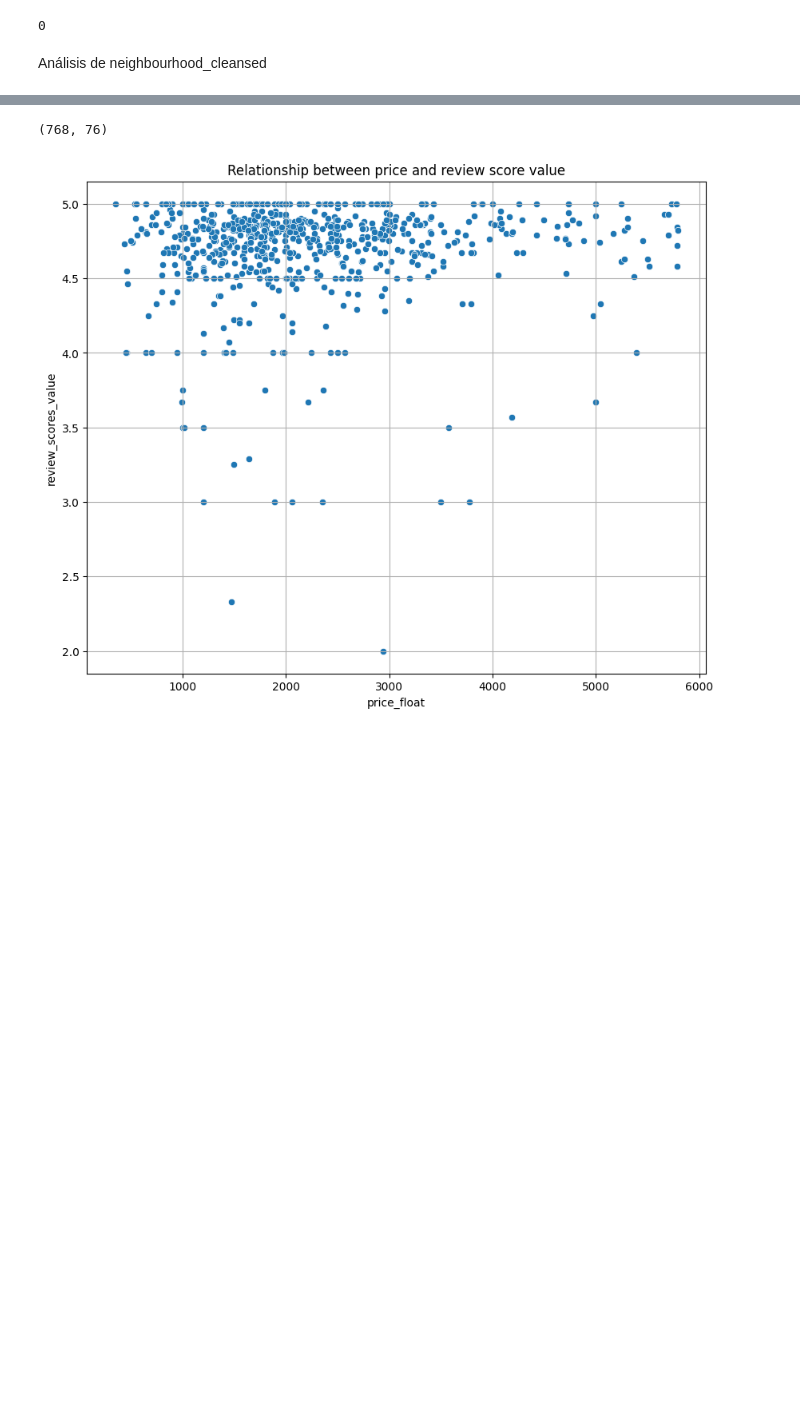
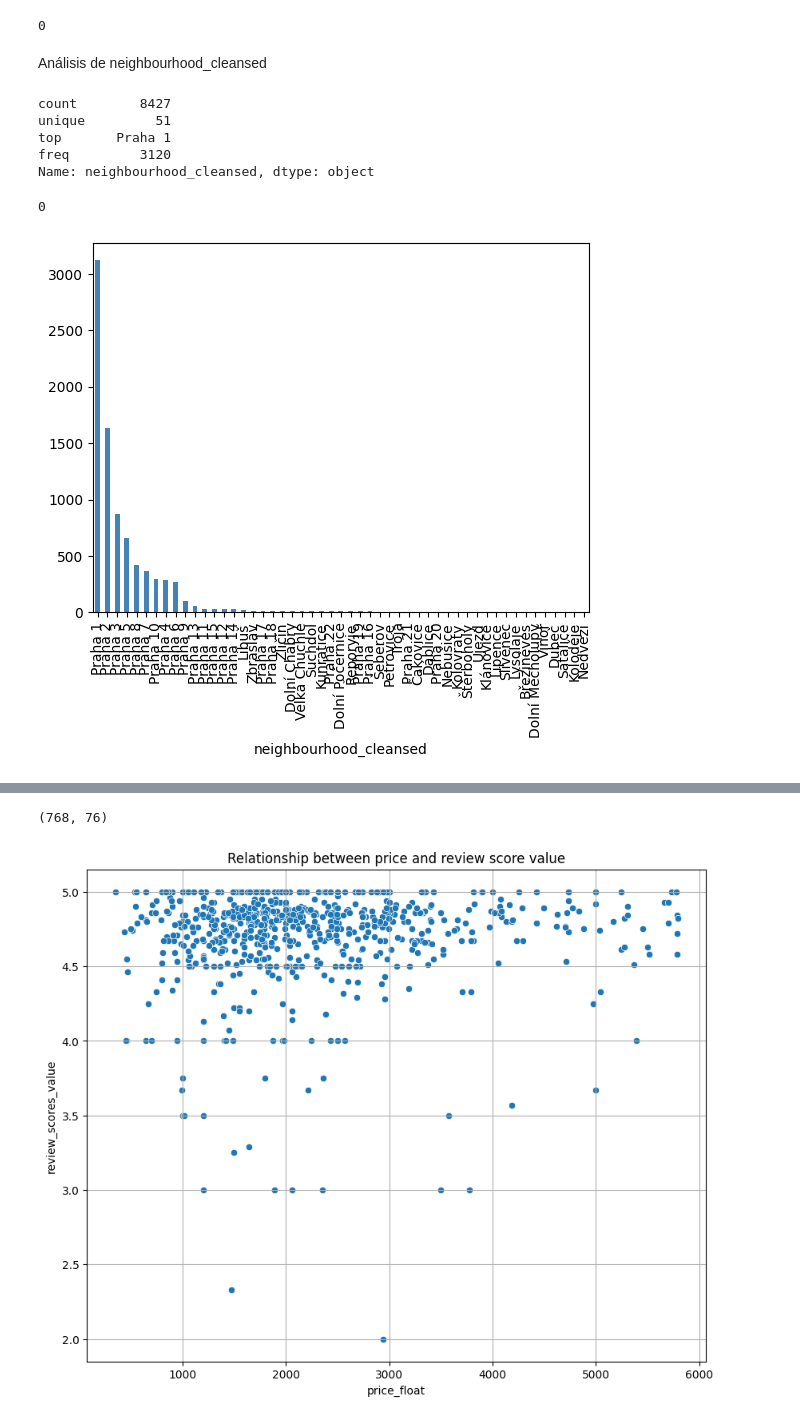
Before and after one commit to AngieRinBri/InmoviliarioTaller1, a Jupyter notebook: eda.ipynb, the cells around one changed output, grey strips where cells are left out. Saved outputs shown, nothing was run; the diff lists cells and outputs as text; code cells hidden in the pictures; blank space fills up the shorter version.

```diff
--- a/eda.ipynb
+++ b/eda.ipynb
@@ -197,3 +200,22 @@ listings_df["price"].isnull().sum( )
 0
 # %% [markdown]
 Análisis de neighbourhood_cleansed
+# %%
+listings_df["neighbourhood_cleansed"].describe()
+# %% [output]
+count        8427
+unique         51
+top       Praha 1
+freq         3120
+Name: neighbourhood_cleansed, dtype: object
+# %%
+listings_df["neighbourhood_cleansed"].isnull().sum( )
+# %% [output]
+0
+# %%
+neighbourhood_frec = listings_df["neighbourhood_cleansed"].value_counts()
+# %%
+neighbourhood_frec.plot(kind="bar", color="steelblue")
+plt.show()
+# %% [output]
+[figure, added]
```
Also changed, not shown: parts of 37 cells of this notebook.
